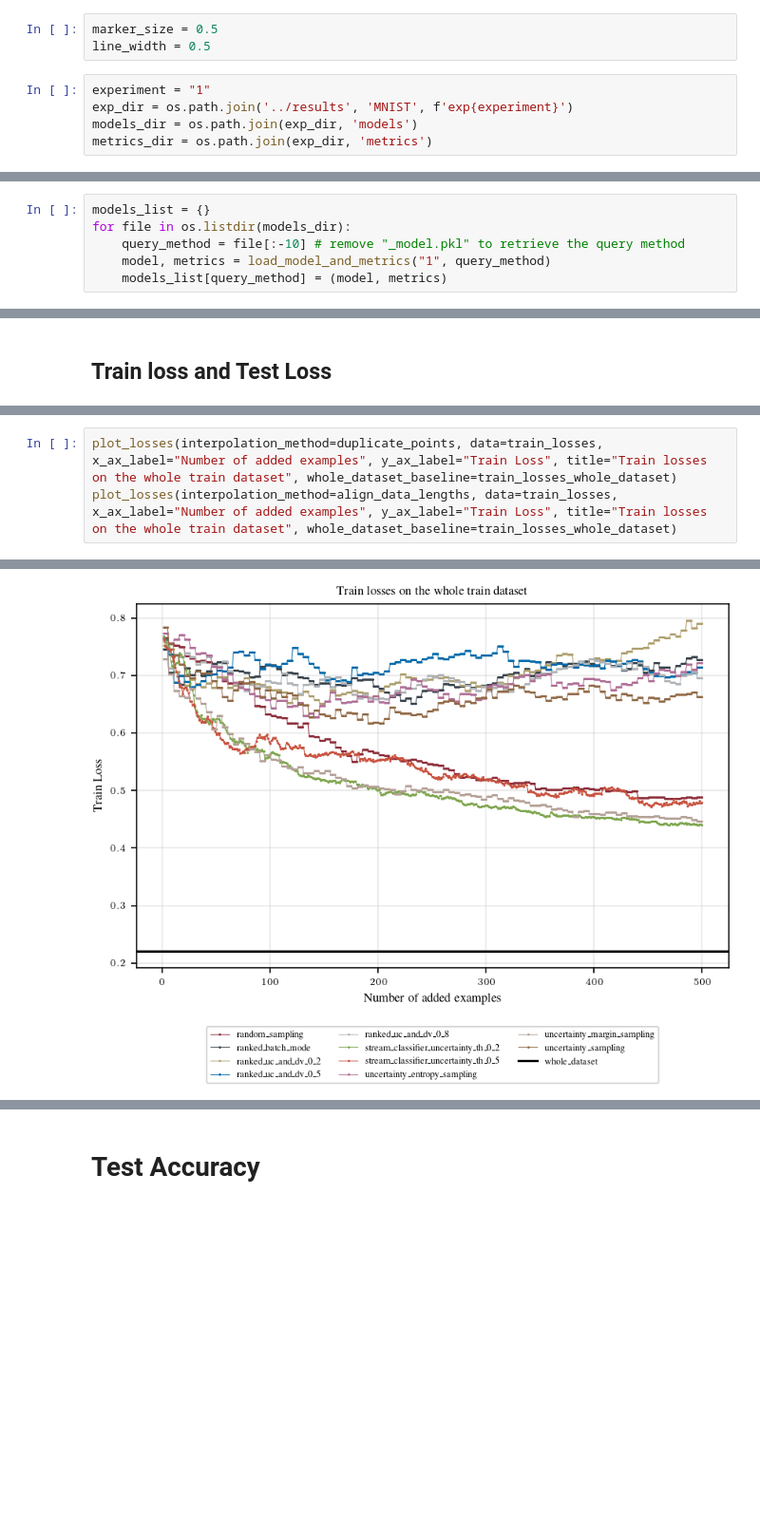
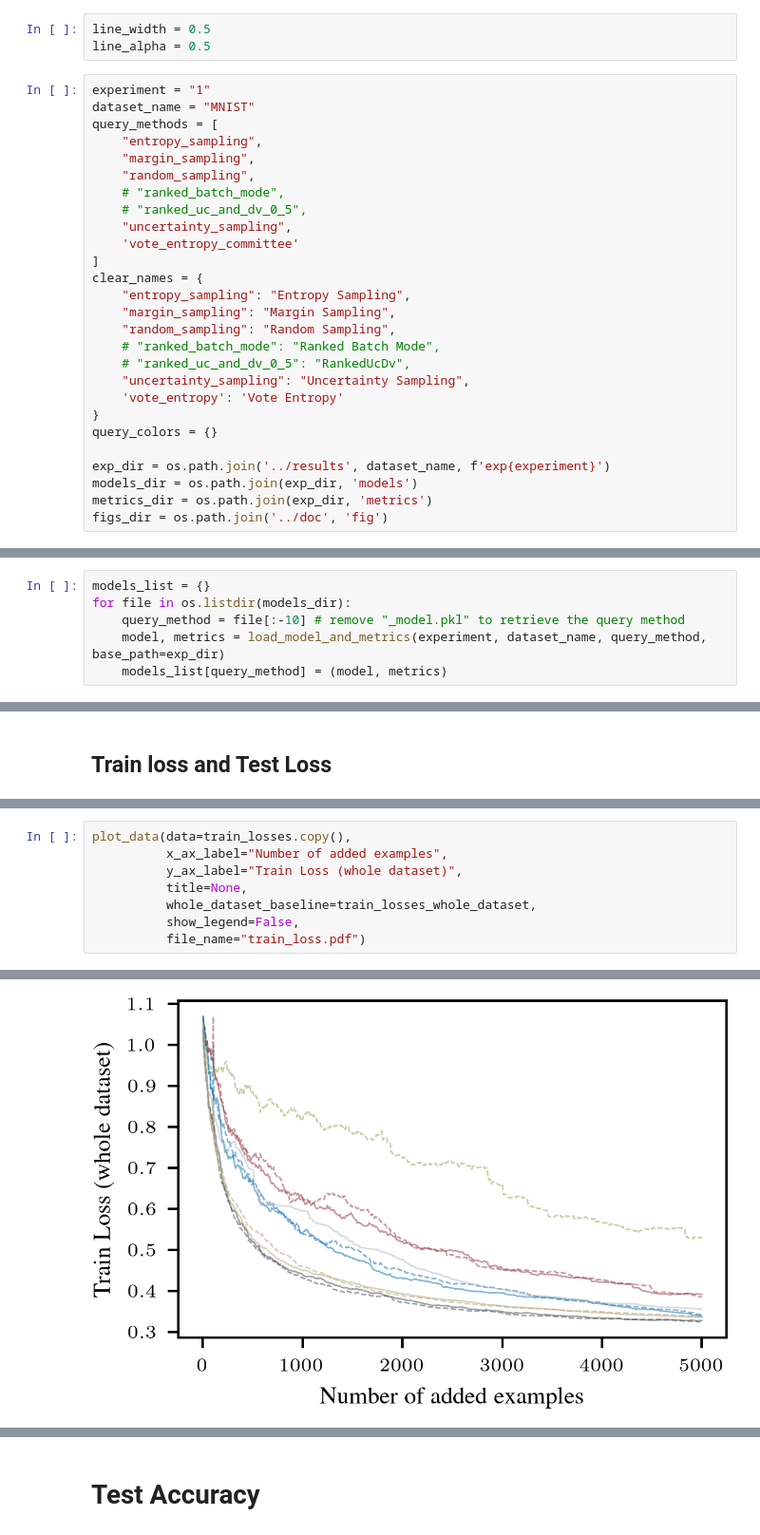
Before and after one commit to LukaslWeber/NLP_II_Interactive_Learning, a Jupyter notebook: figs/exp1.ipynb, the cells around one changed output, grey strips where cells are left out. Shown at 95% size. Saved outputs shown, nothing was run; the diff lists cells and outputs as text; blank space fills up the shorter version.

Commit message:
Add finished code to generate plots

```diff
--- a/figs/exp1.ipynb
+++ b/figs/exp1.ipynb
@@ -17,10 +21,32 @@ In case of confusion: I use tueplots to generate plots with font sizes that matc
 # %% [markdown]
 Variables to make all the figures uniform
 # %%
-marker_size = 0.5
 line_width = 0.5
+line_alpha = 0.5
 # %%
 experiment = "1"
-exp_dir = os.path.join('../results', 'MNIST', f'exp{experiment}')
+dataset_name = "MNIST"
+query_methods = [
+    "entropy_sampling",
+    "margin_sampling",
+    "random_sampling",
+    # "ranked_batch_mode",
+    # "ranked_uc_and_dv_0_5",
+    "uncertainty_sampling",
+    'vote_entropy_committee'
+]
+clear_names = {
+    "entropy_sampling": "Entropy Sampling",
+    "margin_sampling": "Margin Sampling",
+    "random_sampling": "Random Sampling",
+    # "ranked_batch_mode": "Ranked Batch Mode",
+    # "ranked_uc_and_dv_0_5": "RankedUcDv",
+    "uncertainty_sampling": "Uncertainty Sampling",
+    'vote_entropy': 'Vote Entropy'
+}
+query_colors = {}
+
+exp_dir = os.path.join('../results', dataset_name, f'exp{experiment}')
 models_dir = os.path.join(exp_dir, 'models')
 metrics_dir = os.path.join(exp_dir, 'metrics')
+figs_dir = os.path.join('../doc', 'fig')
@@ -30,5 +54,5 @@ datasets = load_file(os.path.join(exp_dir, 'datasets.pkl'))
 models_list = {}
 for file in os.listdir(models_dir):
     query_method = file[:-10] # remove "_model.pkl" to retrieve the query method
-    model, metrics = load_model_and_metrics("1", query_method)
+    model, metrics = load_model_and_metrics(experiment, dataset_name, query_method, base_path=exp_dir)
     models_list[query_method] = (model, metrics)
@@ -99,4 +172,9 @@ def plot_losses(interpolation_method, data:dict, x_ax_label:str, y_ax_label:str,
 # %%
-plot_losses(interpolation_method=duplicate_points, data=train_losses, x_ax_label="Number of added examples", y_ax_label="Train Loss", title="Train losses on the whole train dataset", whole_dataset_baseline=train_losses_whole_dataset)
-plot_losses(interpolation_method=align_data_lengths, data=train_losses, x_ax_label="Number of added examples", y_ax_label="Train Loss", title="Train losses on the whole train dataset", whole_dataset_baseline=train_losses_whole_dataset)
+plot_data(data=train_losses.copy(),
+          x_ax_label="Number of added examples",
+          y_ax_label="Train Loss (whole dataset)",
+          title=None,
+          whole_dataset_baseline=train_losses_whole_dataset,
+          show_legend=False,
+          file_name="train_loss.pdf")
 # %% [output]
@@ -103 +182 @@ plot_losses(interpolation_method=align_data_lengths, data=train_losses, x_ax_lab
-[figure, old version]
+[figure, new version]
```
Also changed, not shown: parts of 23 cells of this notebook.
